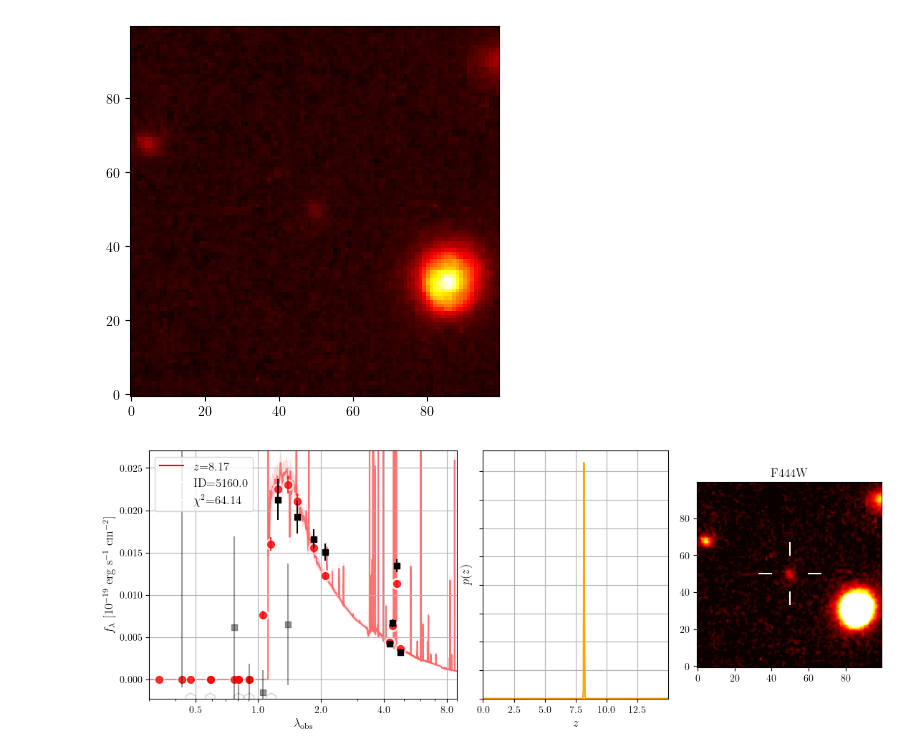
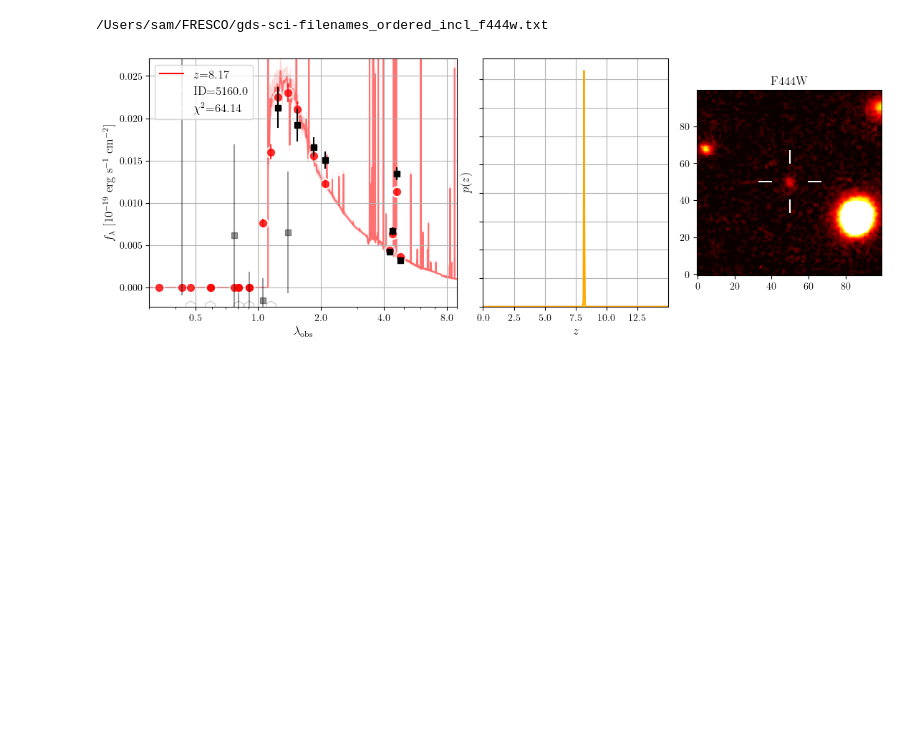
Before and after one commit to sambeckers/first-research-project, a Jupyter notebook: photoz_gds.ipynb, the cells around one changed output. Drawn from its saved outputs; the diff is of its cells as text; code cells hidden in the pictures; blank space fills up the shorter version.

Commit message:
Last save of photoz_gds.ipynb before multiple filter images

```diff
--- a/photoz_gds.ipynb
+++ b/photoz_gds.ipynb
@@ -143,13 +142,21 @@ from astropy.wcs import WCS
 from astropy.coordinates import SkyCoord
 from astropy.nddata import Cutout2D
 from matplotlib.gridspec import GridSpec
+import numpy as np
+import matplotlib.pyplot as plt
+from pathlib import Path
 
 # Show the fit
-fig_path = '/Users/sam/Documents/GitHub/FRP/Figures/'
-f_path = '/Users/sam/FRESCO/'
-cat = np.genfromtxt(f_path + 'Catalogs_v2/gds_zphot_catalog_filtered_corr.cat', delimiter=' ', names=True, comments='#')
-hdul = fits.open(f_path + 'gds-grizli-v5.1-f444w-clear_drc_sci.fits')
-data = hdul[0].data
+fig_path = Path('/Users/sam/Documents/GitHub/FRP/Figures/')
+f_path = Path('/Users/sam/FRESCO/')
+cat = np.genfromtxt(f_path / 'Catalogs_v2/gds_zphot_catalog_filtered_corr.cat', delimiter=' ', names=True, comments='#')
+print(f_path / 'gds-sci-filenames_ordered_incl_f444w.txt')
+images_data = []
+with open(f_path / 'gds-sci-filenames_ordered_incl_f444w.txt', 'r') as catalog_file:
+    filenames = catalog_file.read().splitlines()
+    for f in filenames:
+        hdul = fits.open(f_path / f)
+        images_data.append(hdul[0].data)
 
 plt.rcParams.update({
     "text.usetex": True,
@@ -158,37 +165,36 @@ plt.rcParams.update({
 })
 for ID, RA, DEC in zip(cat['ID'], cat['ra'], cat['dec']):
     if ID == 5160.0:
-        cutout = Cutout2D(data, SkyCoord(ra=RA*u.degree, dec=DEC*u.degree), u.Quantity((4, 4), u.arcsec), wcs = WCS(hdul[0].header))
-        plt.imshow(cutout.data, origin='lower', cmap='hot')
+        cutout = Cutout2D(images_data[-1], SkyCoord(ra=RA*u.degree, dec=DEC*u.degree), u.Quantity((4, 4), u.arcsec), wcs = WCS(hdul[0].header))
 
         ix = self.idx[self.OBJID == ID][0]
         fig, dir = self.show_fit(ID, template_color='red', logpz=False, add_label=False)
         z = self.zbest[ix]
         fig.get_axes()[0].set_ylabel(r'$f_{\lambda}$ [$10^{-19}$ erg s$^{-1}$ cm$^{-2}$]', fontsize=12)
         fig.get_axes()[0].set_xlabel(r'$\lambda_{\mathrm{obs}}$', fontsize=12)
         fig.get_axes()[1].set_xlabel(r'$z$', fontsize=12)
         fig.get_axes()[1].set_ylabel(r'$p(z)$', fontsize=12)
         fig.get_axes()[0].legend(handles=[Line2D([0], [0], ls='-', color='red', label=fr'$z$={z:.2f}', markerfacecolor='red'),
                                             Line2D([0], [0], marker=None, color='w', label=fr'ID={ID}'),
                                             Line2D([0], [0], marker=None, color='w', label=fr"$\chi^2$={dir['chi2']:.2f}")], loc='upper left', fontsize=12)
         pos = fig.get_axes()[1].get_position()
         std_cutout = np.std(cutout.data)
         plt.subplots_adjust(right=0.9)
         # ax2 = fig.add_axes((1.1, 0.1, 0.2, 0.8))
         ax2 = fig.add_axes([pos.x1 + 0.05, pos.y0, pos.width, pos.height])
         ax2.imshow(cutout.data, origin='lower', cmap='hot', vmin=0, vmax=3*std_cutout)
-        ax2.set_title('F444W')
+        ax2.set_title('F444W', fontsize=12)
 
         # Add the crosshair
         center_x, center_y = cutout.shape[1] / 2, cutout.shape[0] / 2
         length = min(cutout.shape) / 6
         gap = length * 0.6
 
         ax2.plot([center_x - length, center_x - gap], [center_y, center_y], color='white', lw=1.5)  # Left horizontal line
         ax2.plot([center_x + gap, center_x + length], [center_y, center_y], color='white', lw=1.5)  # Right horizontal line
         ax2.plot([center_x, center_x], [center_y - length, center_y - gap], color='white', lw=1.5)  # Bottom vertical line
         ax2.plot([center_x, center_x], [center_y + gap, center_y + length], color='white', lw=1.5) # Top vertical line
-        plt.savefig(fig_path+'eazy_fits/gds_photoz_fit_'+str(ID)+'.pdf', dpi=450)
+        plt.savefig(fig_path / f'eazy_fits/gds_photoz_fit_{str(ID)}.pdf', dpi=450, bbox_inches='tight')
 # %% [output]
+/Users/sam/FRESCO/gds-sci-filenames_ordered_incl_f444w.txt
-[figure, old version]
+[figure, new version]
-[figure, removed]
```
Also changed, not shown: parts of 1 cell of this notebook, 2 other files.
